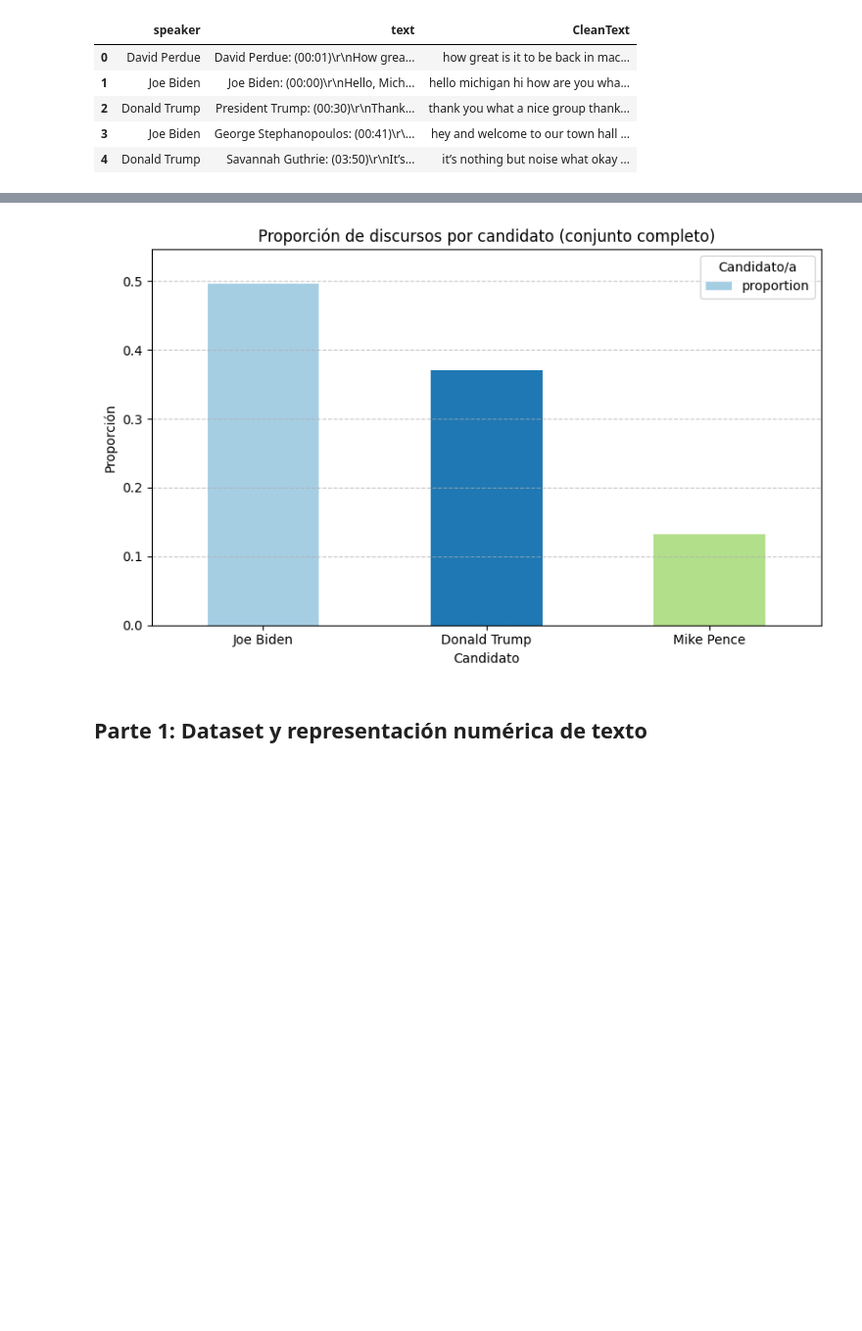
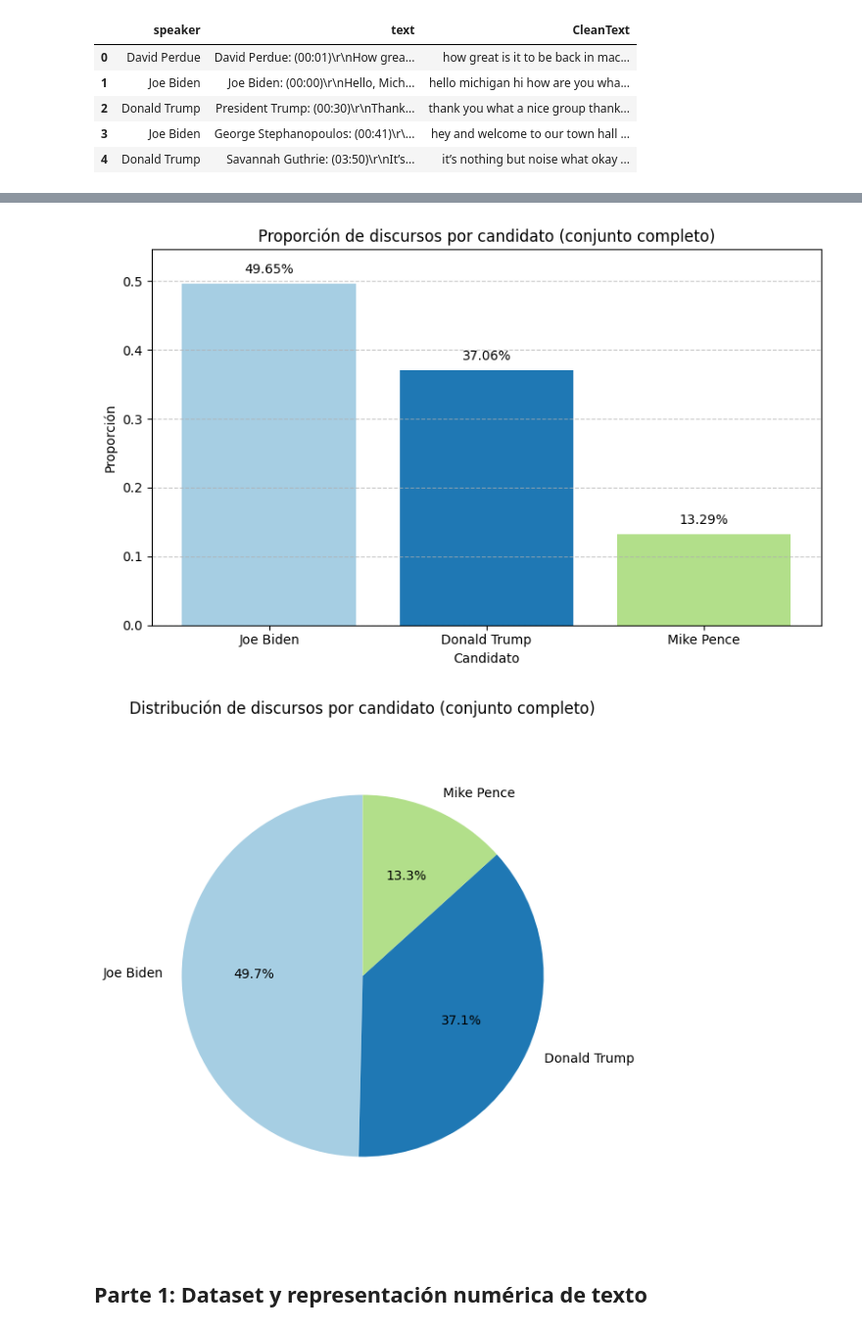
Before and after one commit to Jonathanrr98/ICD-Tarea2, a Jupyter notebook: us2020_propuesta_estudiantes.ipynb, the cells around one changed output, grey strips where cells are left out. Shown at 98% size. Cells and saved outputs as stored; diff of their text form; code cells hidden in the pictures; blank space fills up the shorter version.

```diff
--- a/us2020_propuesta_estudiantes.ipynb
+++ b/us2020_propuesta_estudiantes.ipynb
@@ -140,34 +161,41 @@ Top 3 candidatos: ['Joe Biden', 'Donald Trump', 'Mike Pence']
 | 3 | Joe Biden | hey and welcome to our town hall ... |
 | 4 | Donald Trump | it’s nothing but noise what okay ... |
 | 5 | Donald Trump | thank you very much thank you let... |
-# %%
-import matplotlib.pyplot as plt
-
-# Calcular distribución proporcional (frecuencia relativa) del conjunto completo
-speaker_props = df_speeches_top_3["speaker"].value_counts(normalize=True)
-
-# Graficar con colores diferenciados
-ax = speaker_props.plot(kind="bar", figsize=(8, 5), rot=0, color=plt.cm.Paired(range(len(speaker_props))))
-
-# Títulos y etiquetas
-plt.title("Proporción de discursos por candidato (conjunto completo)")
-plt.xlabel("Candidato")
-plt.ylabel("Proporción")
-plt.grid(axis='y', linestyle='--', alpha=0.7)
-
-# Ajustar límites del eje Y al máximo valor de proporción, no hasta 1
-plt.ylim(0, speaker_props.max() + 0.05)
-
-# Mostrar leyenda
-plt.legend(title="Candidato/a")
-
-# Mejor ajuste de layout
-plt.tight_layout()
-
-# Mostrar el gráfico
-plt.show()
-# %% [output]
-[figure, removed]
+# %%
+import matplotlib.pyplot as plt
+
+# Obtener proporciones por candidato
+speaker_props = df_speeches_top_3["speaker"].value_counts(normalize=True)
+
+# Gráfico de barras con porcentaje encima
+fig, ax = plt.subplots(figsize=(8, 5))
+bars = ax.bar(speaker_props.index, speaker_props.values, color=plt.cm.Paired(range(len(speaker_props))))
+ax.set_title("Proporción de discursos por candidato (conjunto completo)")
+ax.set_xlabel("Candidato")
+ax.set_ylabel("Proporción")
+ax.set_ylim(0, speaker_props.max() + 0.05)
+ax.grid(axis='y', linestyle='--', alpha=0.7)
+
+# Agregar los porcentajes arriba de cada barra
+for bar in bars:
+    height = bar.get_height()
+    ax.text(bar.get_x() + bar.get_width() / 2, height + 0.01, f"{height:.2%}",
+            ha='center', va='bottom', fontsize=10)
+
+plt.tight_layout()
+plt.show()
+
+# Gráfico de torta
+plt.figure(figsize=(6, 6))
+plt.pie(speaker_props.values, labels=speaker_props.index, autopct='%1.1f%%',
+        startangle=90, colors=plt.cm.Paired(range(len(speaker_props))))
+plt.title("Distribución de discursos por candidato (conjunto completo)")
+plt.axis('equal')  # Para que sea un círculo perfecto
+plt.tight_layout()
+plt.show()
+# %% [output]
+[figure, added]
+[figure, added]
 # %% [markdown]
 ## Parte 1: Dataset y representación numérica de texto
 # %%
```
Also changed, not shown: parts of 8 cells of this notebook.
